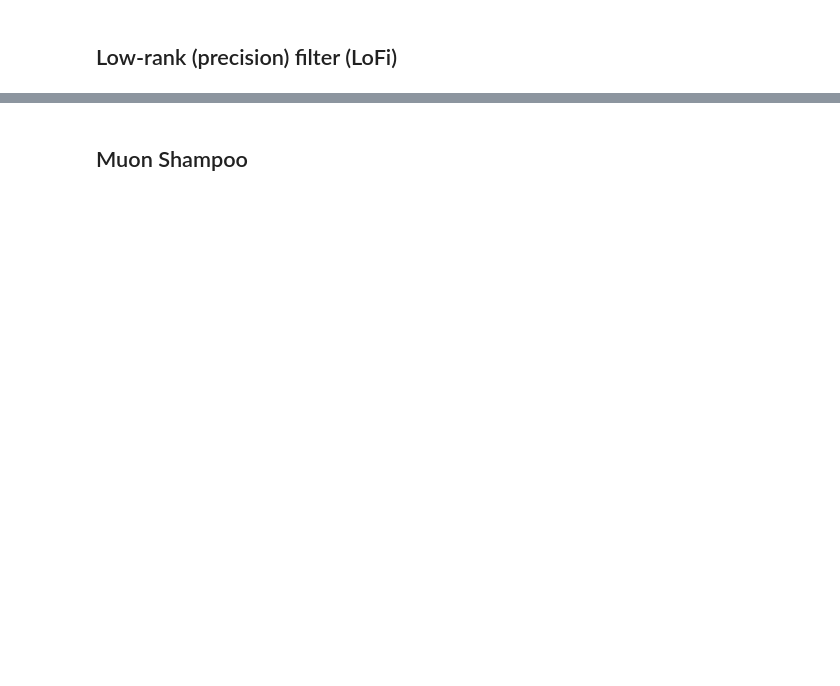
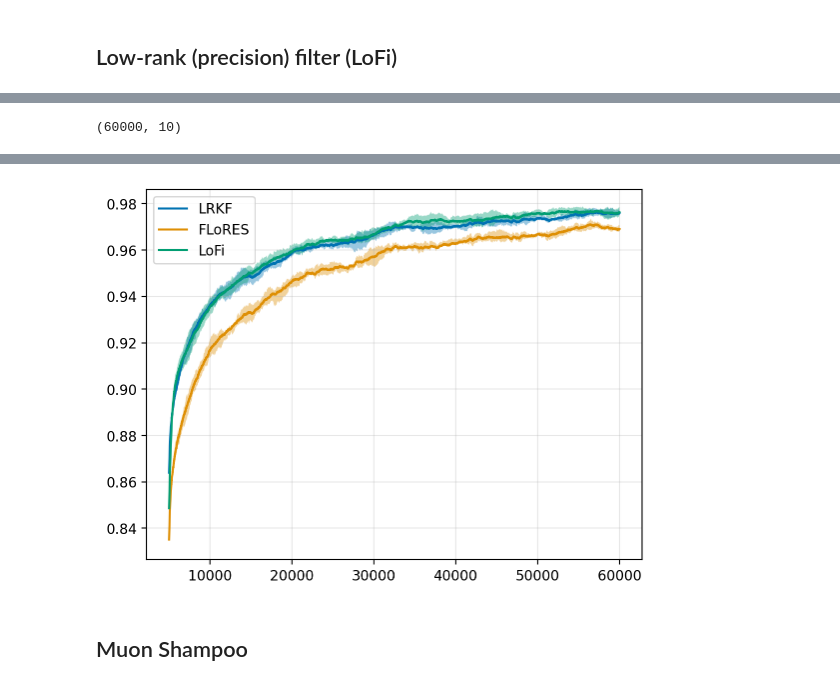
Before and after one commit to gerdm/low-rank-last-layer-inference, a Jupyter notebook: experiments/LL-LRKF-fmnist.ipynb, the cells around one changed output, grey strips where cells are left out. Cells and saved outputs as stored; diff of their text form; code cells hidden in the pictures; blank space fills up the shorter version.

```diff
--- a/experiments/LL-LRKF-fmnist.ipynb
+++ b/experiments/LL-LRKF-fmnist.ipynb
@@ -165,0 +191,3 @@ plt.grid(alpha=0.3)
+# %%
+df_flores = pd.DataFrame(hist_flores.T)
+df_flores.shape
@@ -194,0 +214,25 @@ Wall time: 45 s
+# %%
+%%time
+
+def run_lofi(key):
+    key_init, key_shuffle = jax.random.split(key)
+    ix_choice = jax.random.choice(key_shuffle, n_obs, (n_obs,), replace=False)
+
+    agent = lofi.LowRankPrecisionFilter(
+        mean_fn, cov_fn, rank=50, dynamics_covariance=0.0,
+    )
+    params = model.init(key_init, X_train[:100])
+
+    bel_init = agent.init_bel(params, cov=jnp.exp(-8))
+
+    cfn = partial(callbackfn, agent=agent)
+    bel, hist_lofi = agent.scan(
+        bel_init,
+        y_train.at[ix_choice].get(),
+        X_train.at[ix_choice].get(),
+        cfn
+    )
+    return hist_lofi
+
+hist_lofi = jax.vmap(run_lofi)(keys)
+hist_lofi = jax.tree.map(np.array, hist_lofi)
@@ -194,0 +242,14 @@ Wall time: 45 s
+# %%
+df_lofi = pd.DataFrame(hist_lofi.T)
+df_lofi.shape
+# %% [output]
+(60000, 10)
+# %%
+%%time
+fig, ax = plt.subplots()
+plot_err_bound(df_lrkf, ax, "LRKF")
+plot_err_bound(df_flores, ax, "FLoRES")
+plot_err_bound(df_lofi, ax, "LoFi")
+plt.legend()
+plt.grid(alpha=0.3)
+# %% [output]
@@ -195,3 +258,4 @@ Wall time: 45 s
+[figure, added]
 # %% [markdown]
 ## Muon Shampoo
 # %%
```
Also changed, not shown: parts of 28 cells of this notebook.
